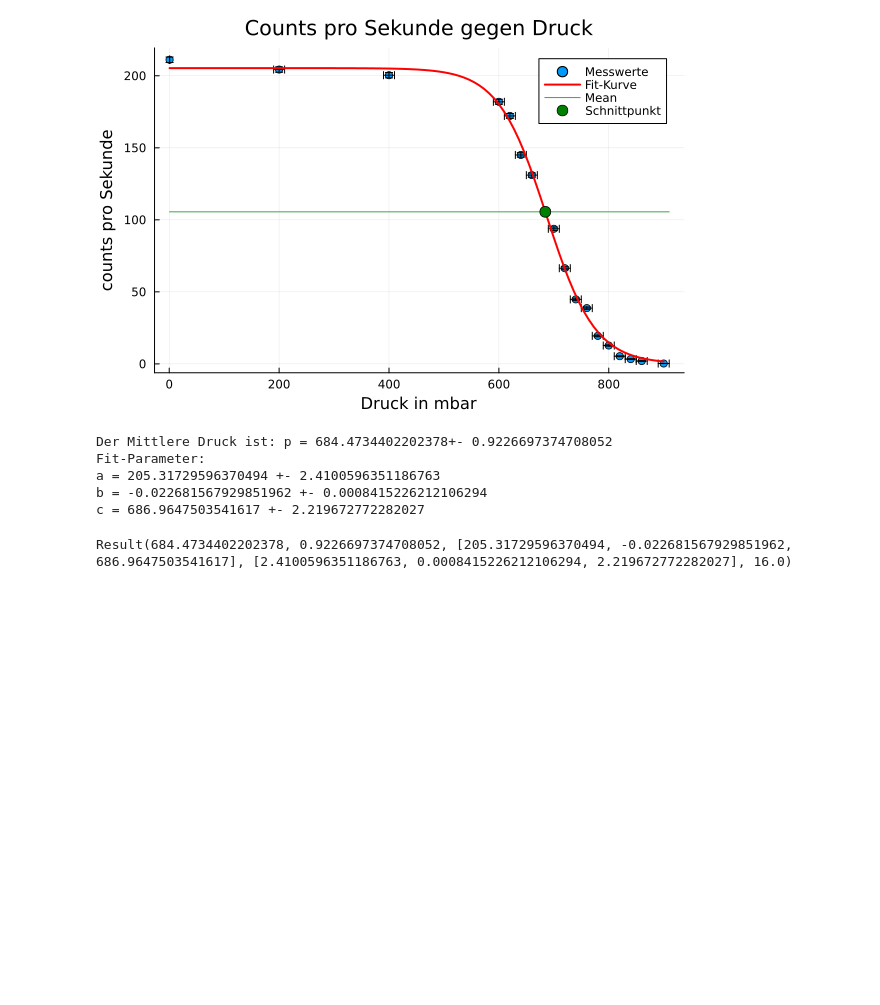
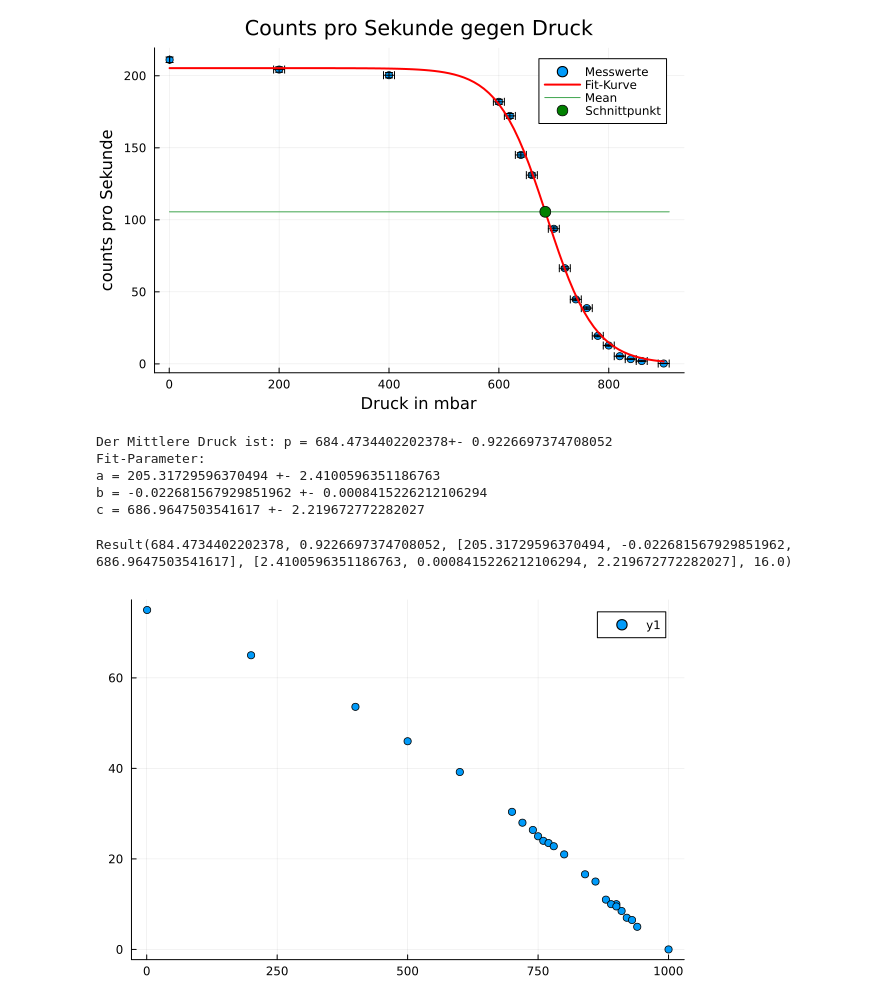
Before and after one commit to Baryonics/pb_ktp_3_3, a Jupyter notebook: code/reichweiten.ipynb, the cells around one changed output. Cells and saved outputs as stored; diff of their text form; code cells hidden in the pictures; blank space fills up the shorter version.

```diff
--- a/code/reichweiten.ipynb
+++ b/code/reichweiten.ipynb
@@ -114,3 +114,7 @@ a = 205.31729596370494 +- 2.4100596351186763
 b = -0.022681567929851962 +- 0.0008415226212106294
 c = 686.9647503541617 +- 2.219672772282027
 Result(684.4734402202378, 0.9226697374708052, [205.31729596370494, -0.022681567929851962, 686.9647503541617], [2.4100596351186763, 0.0008415226212106294, 2.219672772282027], 16.0)
+# %%
+plot_p_U("../data/d1.csv")
+# %% [output]
+[figure, added]
```
Also changed, not shown: 6 other files.
